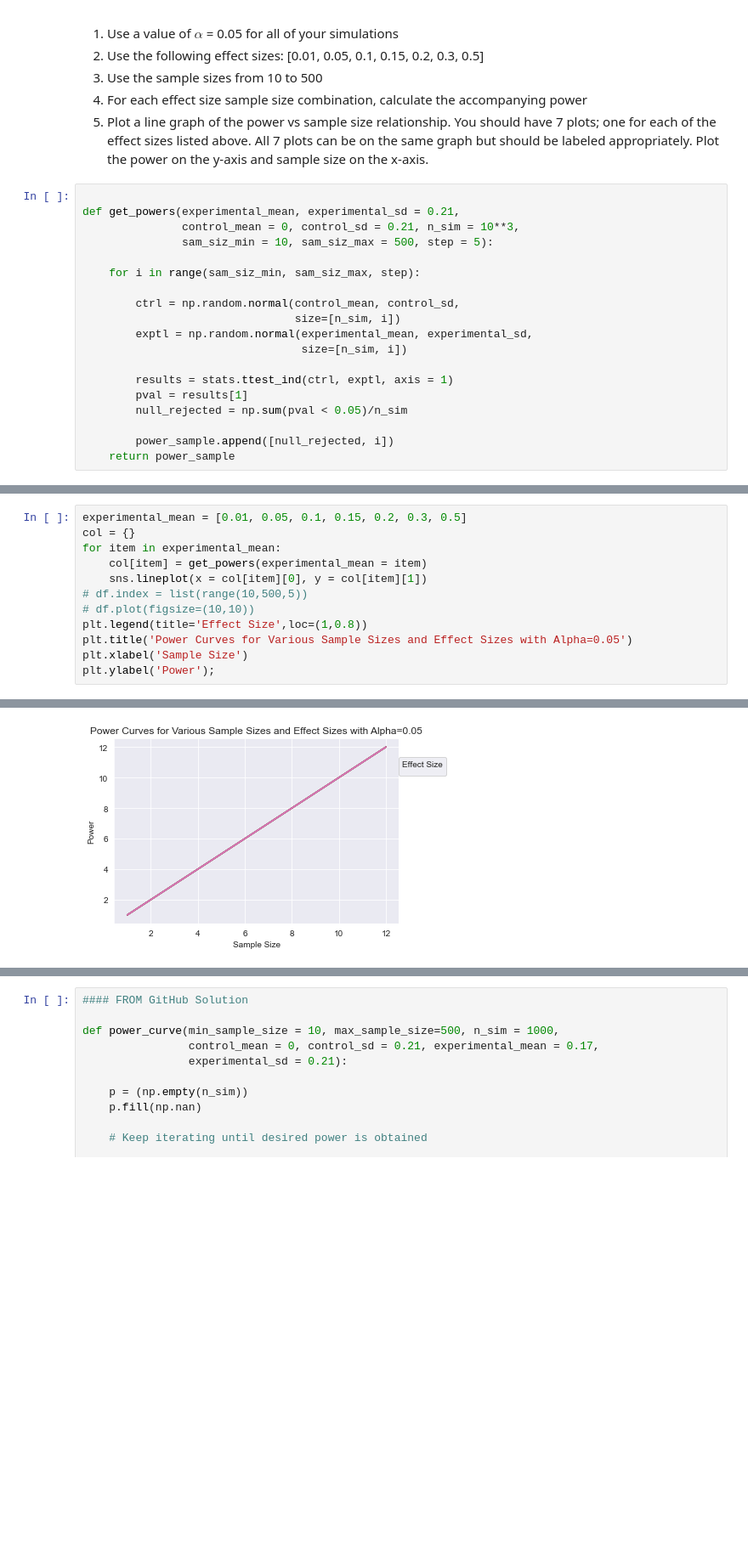
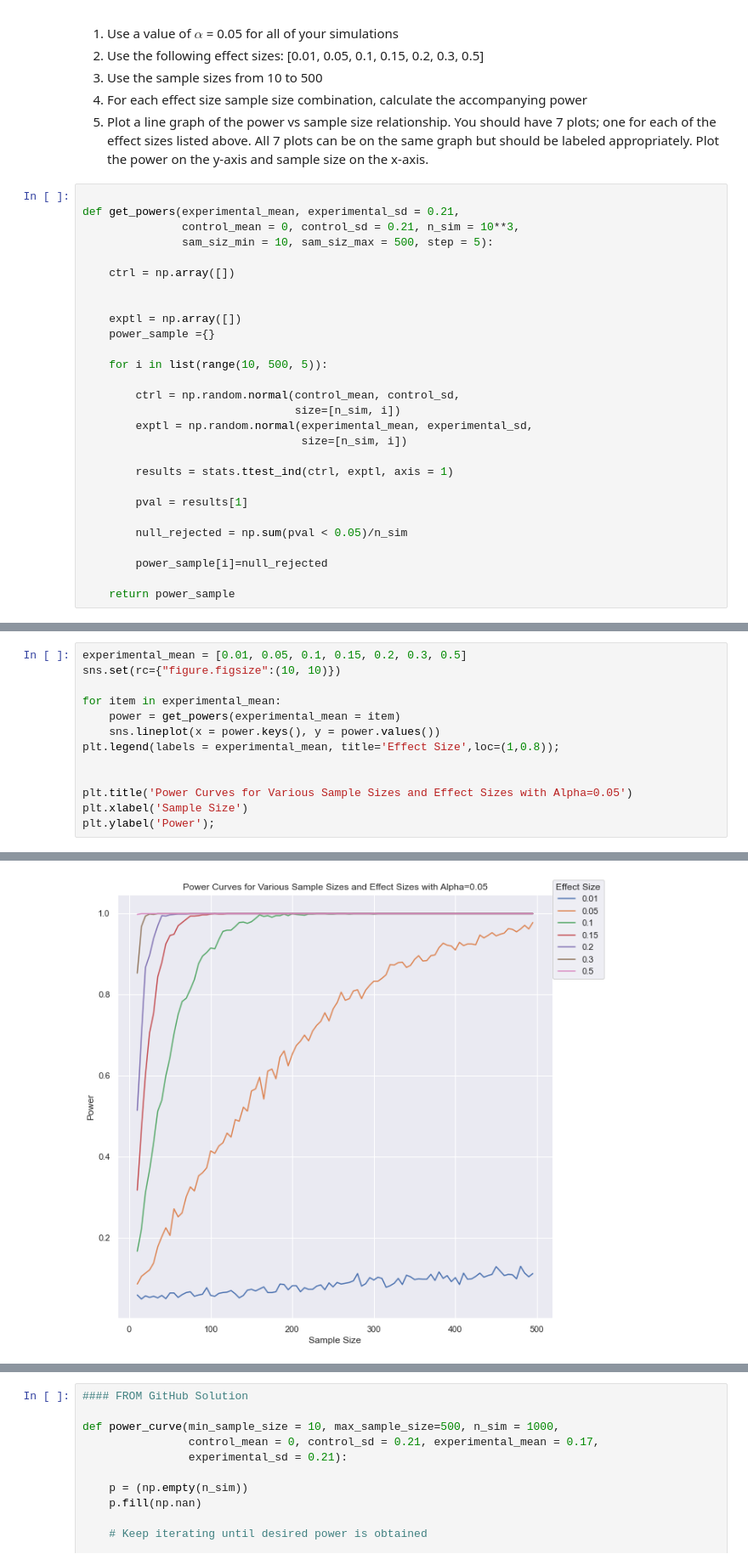
Before and after one commit to miladshiraniUCB/dsc-statistical-power-lab, a Jupyter notebook: index.ipynb, the cells around one changed output, grey strips where cells are left out. Shown at 85% size. Cells and saved outputs as stored; diff of their text form; blank space fills up the shorter version.

```diff
--- a/index.ipynb
+++ b/index.ipynb
@@ -249,7 +249,13 @@ def get_powers(experimental_mean, experimental_sd = 0.21,
                control_mean = 0, control_sd = 0.21, n_sim = 10**3,
                sam_siz_min = 10, sam_siz_max = 500, step = 5):
 
-    for i in range(sam_siz_min, sam_siz_max, step):
+    ctrl = np.array([])
+
+
+    exptl = np.array([])
+    power_sample ={}
+
+    for i in list(range(10, 500, 5)):
 
         ctrl = np.random.normal(control_mean, control_sd,
                                 size=[n_sim, i])
@@ -257,8 +263,11 @@ def get_powers(experimental_mean, experimental_sd = 0.21,
                                  size=[n_sim, i])
 
         results = stats.ttest_ind(ctrl, exptl, axis = 1)
+
         pval = results[1]
+
         null_rejected = np.sum(pval < 0.05)/n_sim
 
-        power_sample.append([null_rejected, i])
+        power_sample[i]=null_rejected
+
     return power_sample
@@ -265,12 +292,13 @@ def get_powers(experimental_mean, experimental_sd = 0.21,
 # %%
 experimental_mean = [0.01, 0.05, 0.1, 0.15, 0.2, 0.3, 0.5]
-col = {}
+sns.set(rc={"figure.figsize":(10, 10)})
+
 for item in experimental_mean:
-    col[item] = get_powers(experimental_mean = item)
-    sns.lineplot(x = col[item][0], y = col[item][1])
-# df.index = list(range(10,500,5))
-# df.plot(figsize=(10,10))
-plt.legend(title='Effect Size',loc=(1,0.8))
+    power = get_powers(experimental_mean = item)
+    sns.lineplot(x = power.keys(), y = power.values())
+plt.legend(labels = experimental_mean, title='Effect Size',loc=(1,0.8));
+
+
 plt.title('Power Curves for Various Sample Sizes and Effect Sizes with Alpha=0.05')
 plt.xlabel('Sample Size')
 plt.ylabel('Power');
@@ -279 +306 @@ No handles with labels found to put in legend.
-[figure, old version]
+[figure, new version]
```
Also changed, not shown: parts of 3 cells of this notebook, 1 other file.
